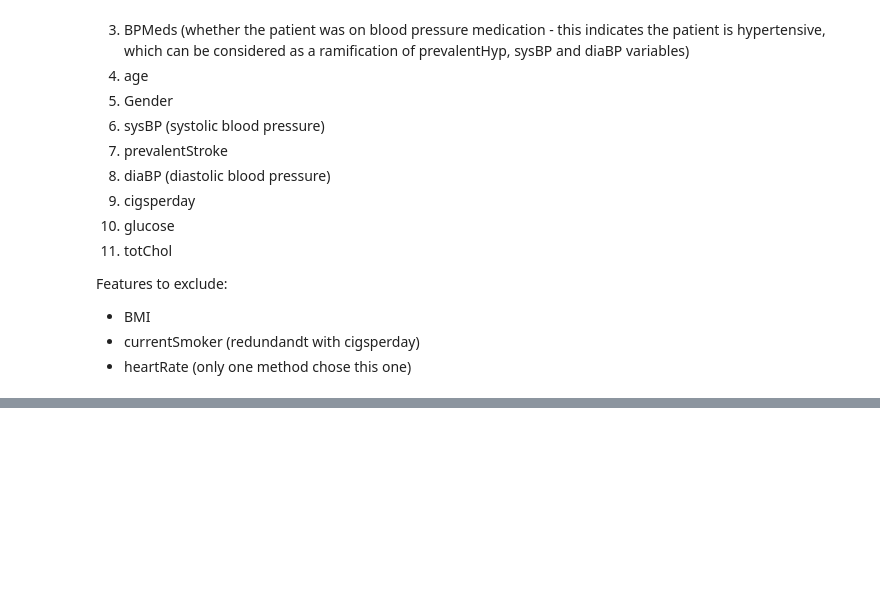
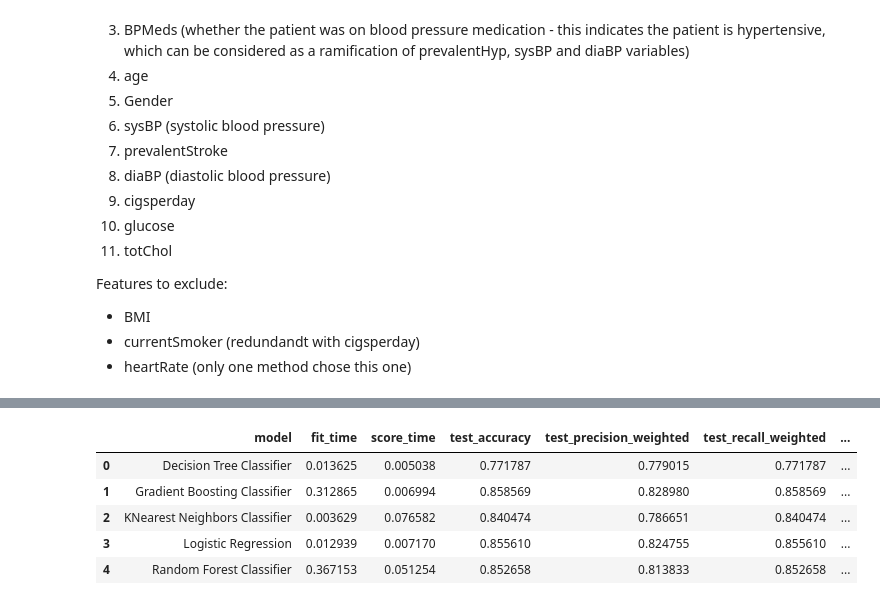
Before and after one commit to chandusayhi/Cardiovascular_Risk_Prediction, a Jupyter notebook: Chandrakant_Cardiovascular_Risk_Prediction.ipynb, the cells around one changed output, grey strips where cells are left out. Drawn from its saved outputs; the diff is of its cells as text; code cells hidden in the pictures; blank space fills up the shorter version.

```diff
--- a/Chandrakant_Cardiovascular_Risk_Prediction.ipynb
+++ b/Chandrakant_Cardiovascular_Risk_Prediction.ipynb
@@ -1116,0 +1181,3 @@ Features to exclude:
+# %%
+scaler = StandardScaler()
+X = scaler.fit_transform(X)
@@ -1116,0 +1188,2 @@ Features to exclude:
+# %%
+X_train, X_test, y_train, y_test = train_test_split(X, y, test_size=0.15, random_state=0)
@@ -1116,0 +1353,12 @@ Features to exclude:
+# %%
+m5 = 'Gradient Boosting Classifier'
+gvc =  GradientBoostingClassifier()
+gvc.fit(X_train,y_train)
+gvc_predicted = gvc.predict(X_test)
+gvc_conf_matrix = confusion_matrix(y_test, gvc_predicted)
+gvc_acc_score = accuracy_score(y_test, gvc_predicted)
+print("confussion matrix")
+print(gvc_conf_matrix)
+print("\n")
+print("Accuracy of Gradient Boosting Classifier:",gvc_acc_score*100,'\n')
+print(classification_report(y_test,gvc_predicted))
@@ -1116,0 +1381,24 @@ Features to exclude:
+# %%
+models = [
+          ('Logistic Regression',LogisticRegression()),
+          ('KNearest Neighbors Classifier',KNeighborsClassifier()),
+          ('Random Forest Classifier',RandomForestClassifier()),
+          ('Decision Tree Classifier',DecisionTreeClassifier(criterion = 'entropy',random_state=0,max_depth = 30)),
+          ('Gradient Boosting Classifier', GradientBoostingClassifier())
+        ]
+out = []
+results = []
+names = []
+for name, model in models:
+        kfold = model_selection.KFold(n_splits=5, shuffle=True, random_state=90210)
+        cv_results = model_selection.cross_validate(model, X_train, y_train, cv=kfold, scoring=scoring)
+        clf = model.fit(X_train, y_train)
+        y_pred = clf.predict(X_test)
+        print(name)
+        print(classification_report(y_test, y_pred, target_names=target_names), confusion_matrix(y_test,y_pred))
+        results.append(cv_results)
+        names.append(name)
+        this_df = pd.DataFrame(cv_results)
+        this_df['model'] = name
+        out.append(this_df)
+        final = pd.concat(out, ignore_index=True)
@@ -1116,0 +1423,10 @@ Features to exclude:
+# %%
+final_gp = final.groupby('model').mean().reset_index()
+final_gp.head()
+# %% [output]
+|  | model | fit_time | score_time | test_accuracy | test_precision_weighted | test_recall_weighted | ... |
+| 0 | Decision Tree Classifier | 0.013625 | 0.005038 | 0.771787 | 0.779015 | 0.771787 | ... |
+| 1 | Gradient Boosting Classifier | 0.312865 | 0.006994 | 0.858569 | 0.828980 | 0.858569 | ... |
+| 2 | KNearest Neighbors Classifier | 0.003629 | 0.076582 | 0.840474 | 0.786651 | 0.840474 | ... |
+| 3 | Logistic Regression | 0.012939 | 0.007170 | 0.855610 | 0.824755 | 0.855610 | ... |
+| 4 | Random Forest Classifier | 0.367153 | 0.051254 | 0.852658 | 0.813833 | 0.852658 | ... |
```
Also changed, not shown: parts of 25 cells of this notebook.
